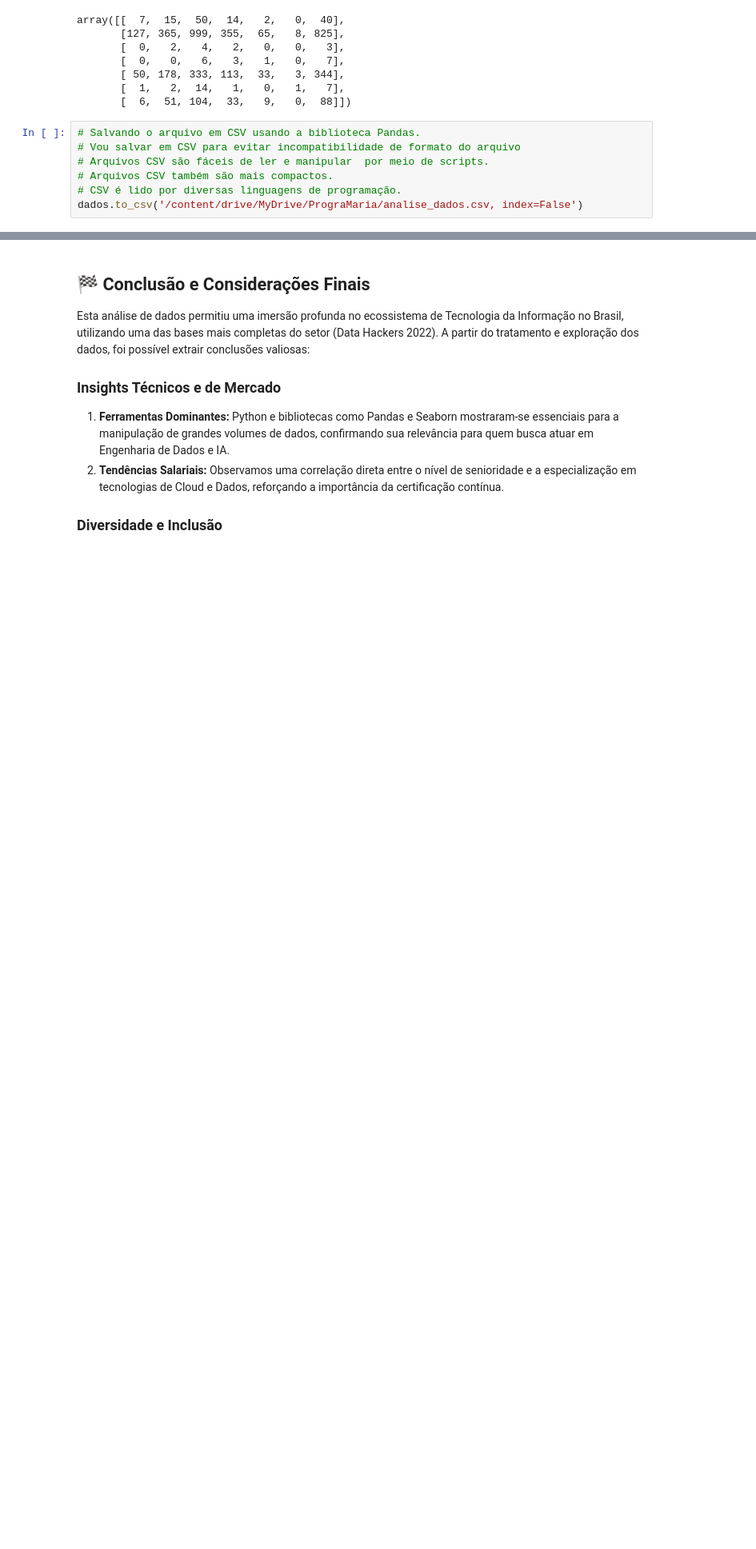
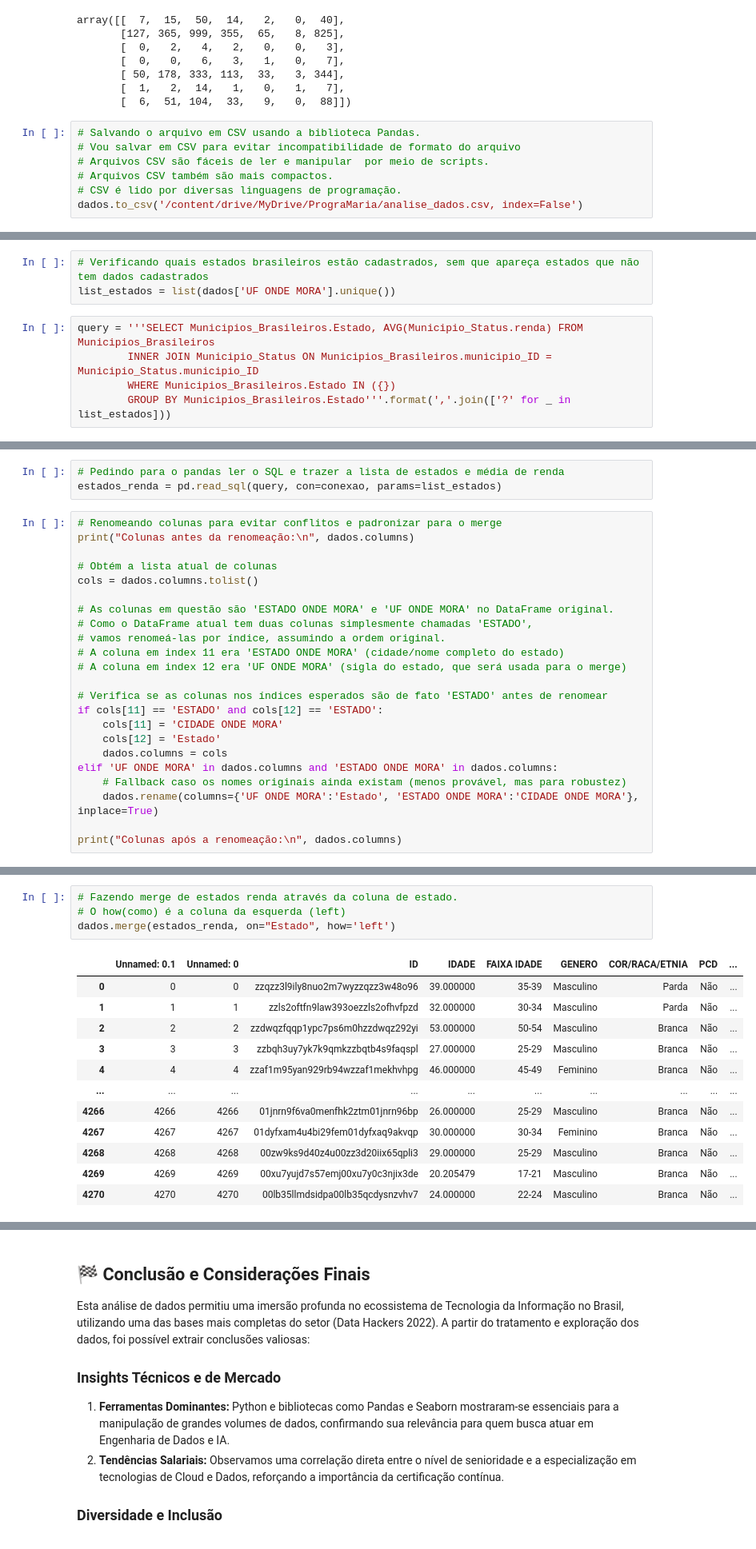
Before and after one commit to ferfaoliver-ferreira/Tratamento_dados_pesquisa_datahackers, a Jupyter notebook: análise_dados.ipynb, the cells around one changed output, grey strips where cells are left out. Shown at 80% size. Cells and saved outputs as stored; diff of their text form; blank space fills up the shorter version.

```diff
--- a/análise_dados.ipynb
+++ b/análise_dados.ipynb
@@ -945,0 +1003,8 @@ dados.to_csv('/content/drive/MyDrive/PrograMaria/analise_dados.csv, index=False'
+# %%
+# Verificando quais estados brasileiros estão cadastrados, sem que apareça estados que não tem dados cadastrados
+list_estados = list(dados['UF ONDE MORA'].unique())
+# %%
+query = '''SELECT Municipios_Brasileiros.Estado, AVG(Municipio_Status.renda) FROM  Municipios_Brasileiros
+        INNER JOIN Municipio_Status ON Municipios_Brasileiros.municipio_ID = Municipio_Status.municipio_ID
+        WHERE Municipios_Brasileiros.Estado IN ({})
+        GROUP BY Municipios_Brasileiros.Estado'''.format(','.join(['?' for _ in list_estados]))
@@ -945,0 +1018,26 @@ dados.to_csv('/content/drive/MyDrive/PrograMaria/analise_dados.csv, index=False'
+# %%
+# Pedindo para o pandas ler o SQL e trazer a lista de estados e média de renda
+estados_renda = pd.read_sql(query, con=conexao, params=list_estados)
+# %%
+# Renomeando colunas para evitar conflitos e padronizar para o merge
+print("Colunas antes da renomeação:\n", dados.columns)
+
+# Obtém a lista atual de colunas
+cols = dados.columns.tolist()
+
+# As colunas em questão são 'ESTADO ONDE MORA' e 'UF ONDE MORA' no DataFrame original.
+# Como o DataFrame atual tem duas colunas simplesmente chamadas 'ESTADO',
+# vamos renomeá-las por índice, assumindo a ordem original.
+# A coluna em index 11 era 'ESTADO ONDE MORA' (cidade/nome completo do estado)
+# A coluna em index 12 era 'UF ONDE MORA' (sigla do estado, que será usada para o merge)
+
+# Verifica se as colunas nos índices esperados são de fato 'ESTADO' antes de renomear
+if cols[11] == 'ESTADO' and cols[12] == 'ESTADO':
+    cols[11] = 'CIDADE ONDE MORA'
+    cols[12] = 'Estado'
+    dados.columns = cols
+elif 'UF ONDE MORA' in dados.columns and 'ESTADO ONDE MORA' in dados.columns:
+    # Fallback caso os nomes originais ainda existam (menos provável, mas para robustez)
+    dados.rename(columns={'UF ONDE MORA':'Estado', 'ESTADO ONDE MORA':'CIDADE ONDE MORA'}, inplace=True)
+
+print("Colunas após a renomeação:\n", dados.columns)
@@ -945,0 +1077,17 @@ dados.to_csv('/content/drive/MyDrive/PrograMaria/analise_dados.csv, index=False'
+# %%
+# Fazendo merge de estados renda através da coluna de estado.
+# O how(como) é a coluna da esquerda (left)
+dados.merge(estados_renda, on="Estado", how='left')
+# %% [output]
+|  | Unnamed: 0.1 | Unnamed: 0 | ID | IDADE | FAIXA IDADE | GENERO | COR/RACA/ETNIA | PCD | ... |
+| 0 | 0 | 0 | zzqzz3l9ily8nuo2m7wyzzqzz3w48o96 | 39.000000 | 35-39 | Masculino | Parda | Não | ... |
+| 1 | 1 | 1 | zzls2oftfn9law393oezzls2ofhvfpzd | 32.000000 | 30-34 | Masculino | Parda | Não | ... |
+| 2 | 2 | 2 | zzdwqzfqqp1ypc7ps6m0hzzdwqz292yi | 53.000000 | 50-54 | Masculino | Branca | Não | ... |
+| 3 | 3 | 3 | zzbqh3uy7yk7k9qmkzzbqtb4s9faqspl | 27.000000 | 25-29 | Masculino | Branca | Não | ... |
+| 4 | 4 | 4 | zzaf1m95yan929rb94wzzaf1mekhvhpg | 46.000000 | 45-49 | Feminino | Branca | Não | ... |
+| ... | ... | ... | ... | ... | ... | ... | ... | ... | ... |
+| 4266 | 4266 | 4266 | 01jnrn9f6va0menfhk2ztm01jnrn96bp | 26.000000 | 25-29 | Masculino | Branca | Não | ... |
+| 4267 | 4267 | 4267 | 01dyfxam4u4bi29fem01dyfxaq9akvqp | 30.000000 | 30-34 | Feminino | Branca | Não | ... |
+| 4268 | 4268 | 4268 | 00zw9ks9d40z4u00zz3d20iix65qpli3 | 29.000000 | 25-29 | Masculino | Branca | Não | ... |
+| 4269 | 4269 | 4269 | 00xu7yujd7s57emj00xu7y0c3njix3de | 20.205479 | 17-21 | Masculino | Branca | Não | ... |
+| 4270 | 4270 | 4270 | 00lb35llmdsidpa00lb35qcdysnzvhv7 | 24.000000 | 22-24 | Masculino | Branca | Não | ... |
```
Also changed, not shown: parts of 15 cells of this notebook.
